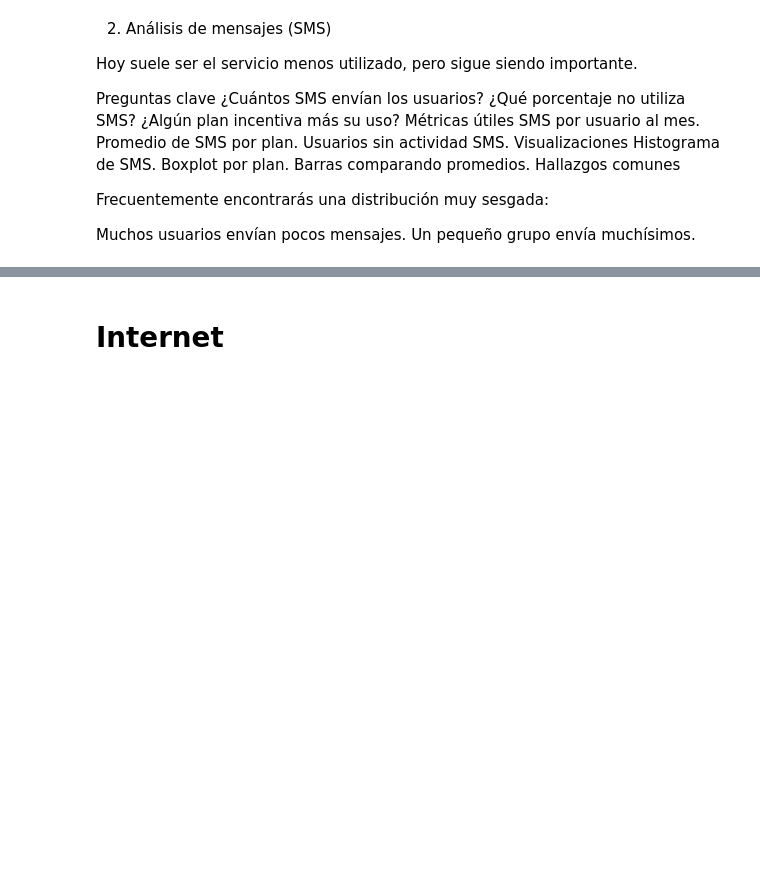
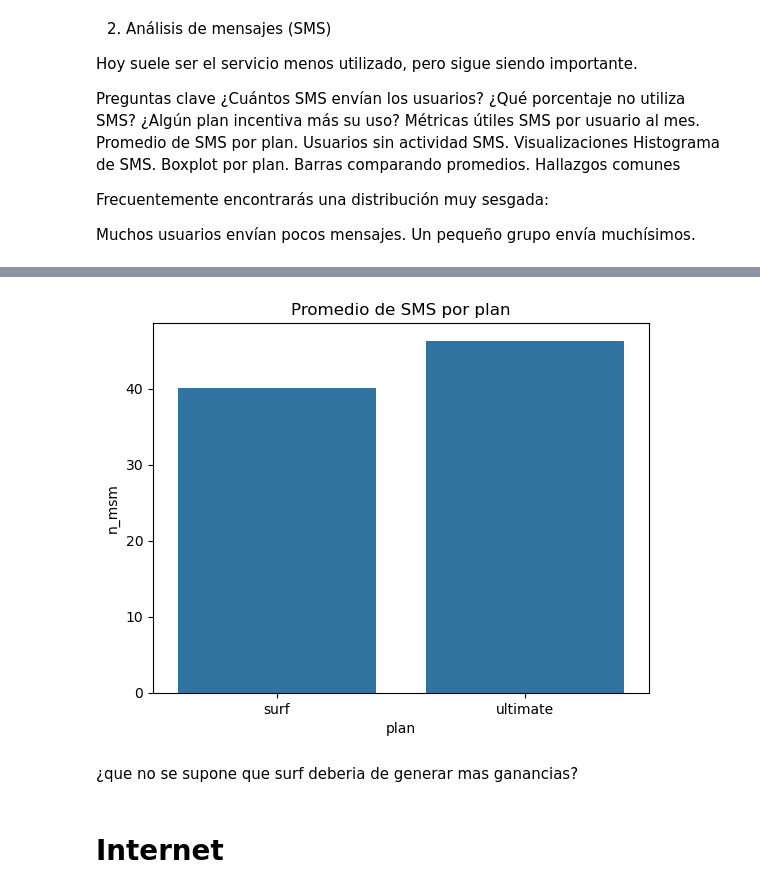
Before and after one commit to EladioVG/Project_1, a Jupyter notebook: Proyecto tecnico_v1(sin terminar).ipynb, the cells around one changed output, grey strips where cells are left out. Cells and saved outputs as stored; diff of their text form; code cells hidden in the pictures; blank space fills up the shorter version.

```diff
--- a/Proyecto tecnico_v1(sin terminar).ipynb
+++ b/Proyecto tecnico_v1(sin terminar).ipynb
@@ -769,3 +861,21 @@ Un pequeño grupo envía muchísimos.
+# %%
+promedio_sms = (
+    mensajes_enviados
+    .groupby('plan')['n_msm']
+    .mean()
+    .reset_index()
+)
+
+sns.barplot(data=promedio_sms,
+            x='plan',
+            y='n_msm')
+
+plt.title('Promedio de SMS por plan')
+plt.show()
+# %% [output]
+[figure, added]
+# %% [markdown]
+¿que no se supone que surf deberia de generar mas ganancias?
 # %% [markdown]
 # Internet
 # %% [markdown]
```
Also changed, not shown: parts of 17 cells of this notebook.
